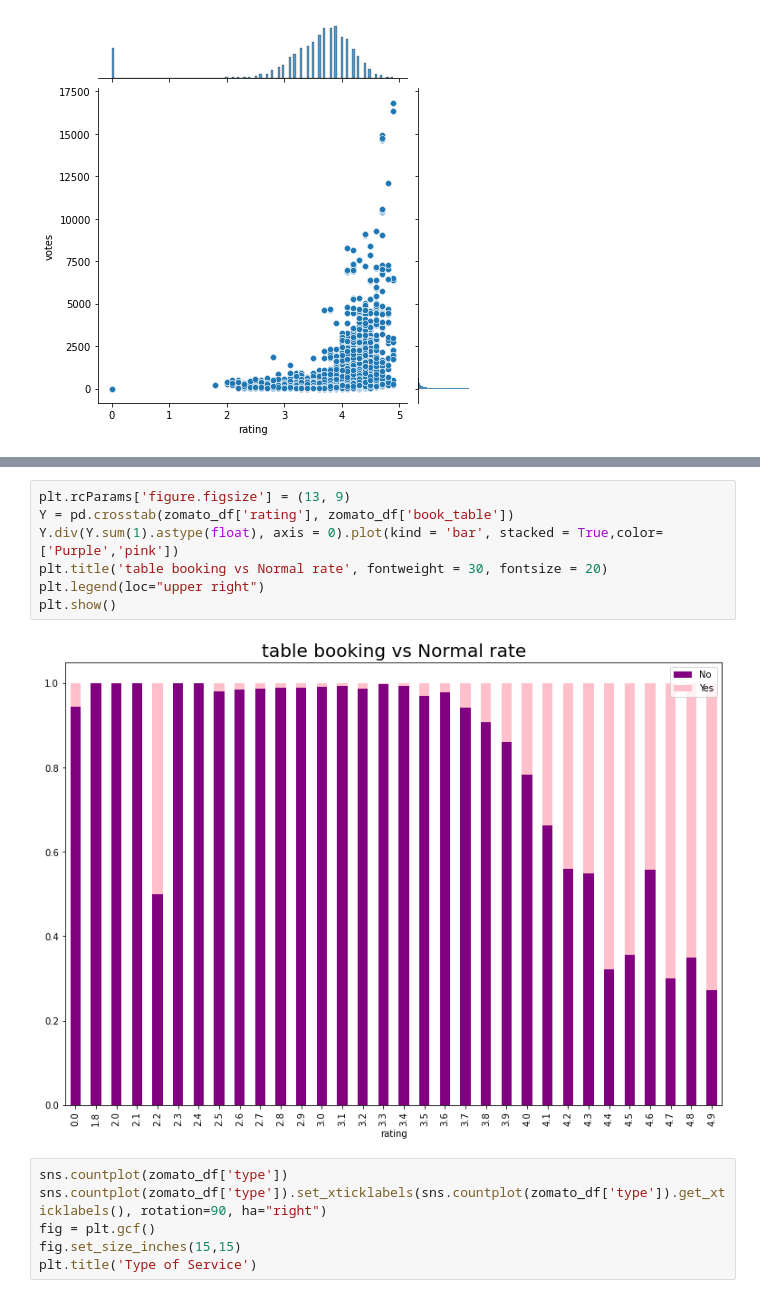
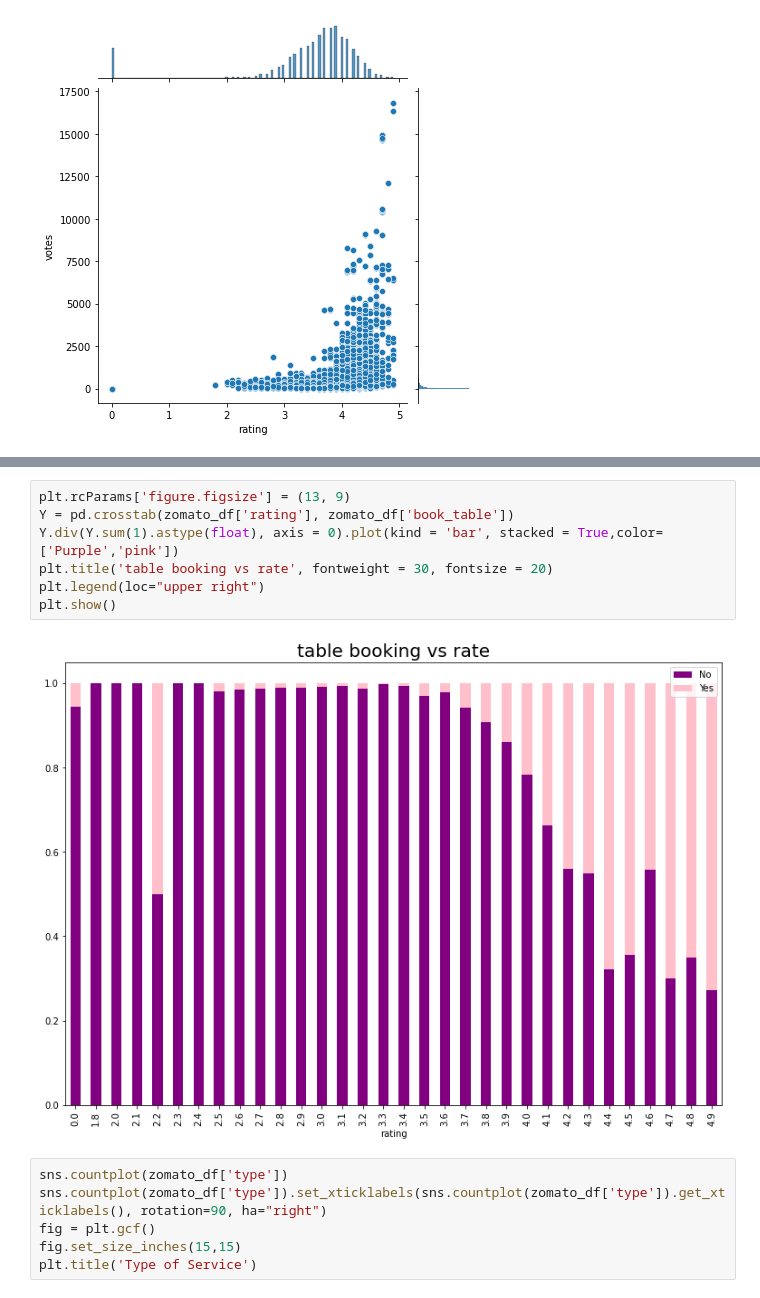
Before and after one commit to varshat/Machine-Learning-Projects, a Jupyter notebook: Restaurant Rating/Restaurant Rating EDA.ipynb, the cells around one changed output, grey strips where cells are left out. Saved outputs shown, nothing was run; the diff lists cells and outputs as text.

```diff
--- a/Restaurant Rating/Restaurant Rating EDA.ipynb
+++ b/Restaurant Rating/Restaurant Rating EDA.ipynb
@@ -333,12 +335,12 @@ Text(0.5, 1.0, 'Restaurants delivering online or not')
 # %%
 plt.rcParams['figure.figsize'] = (13, 9)
 Y = pd.crosstab(zomato_df['rating'], zomato_df['book_table'])
 Y.div(Y.sum(1).astype(float), axis = 0).plot(kind = 'bar', stacked = True,color=['Purple','pink'])
-plt.title('table booking vs Normal rate', fontweight = 30, fontsize = 20)
+plt.title('table booking vs rate', fontweight = 30, fontsize = 20)
 plt.legend(loc="upper right")
 plt.show()
 # %% [output]
-[figure, old version]
+[figure, new version]
 # %%
 sns.countplot(zomato_df['type'])
 sns.countplot(zomato_df['type']).set_xticklabels(sns.countplot(zomato_df['type']).get_xticklabels(), rotation=90, ha="right")
```
Also changed, not shown: parts of 13 cells of this notebook.
